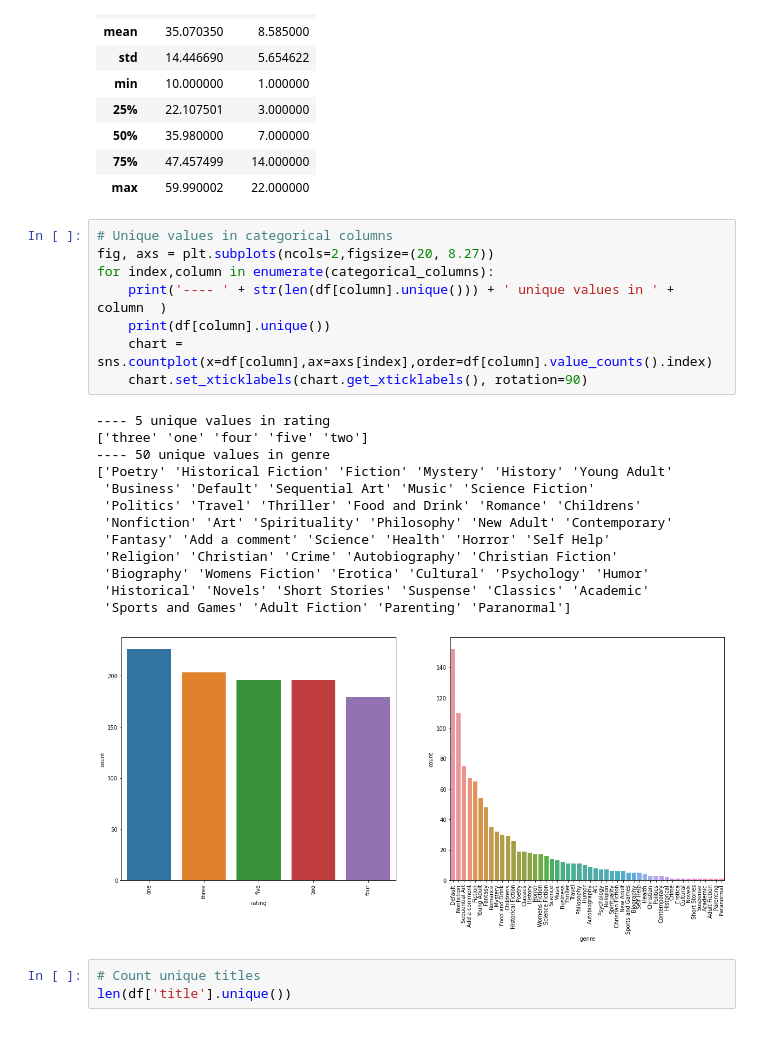
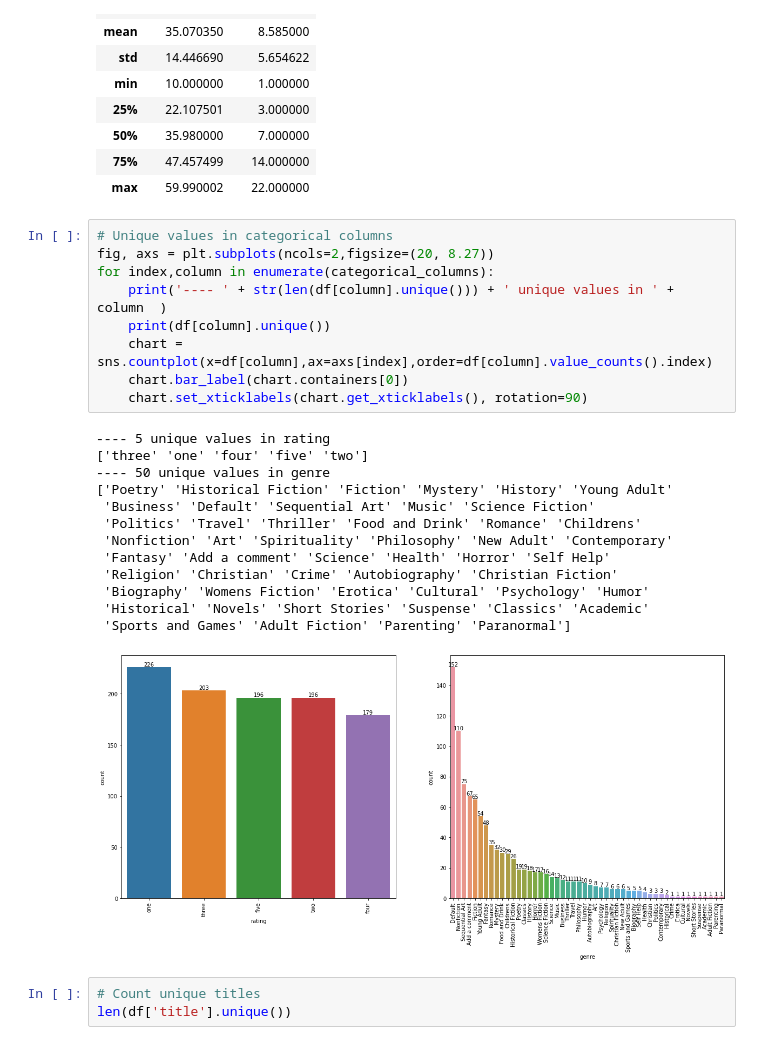
Before and after one commit to vanhuycx/beatiful_soup_web_scraping, a Jupyter notebook: analysis.ipynb, the cells around one changed output. Drawn from its saved outputs; the diff is of its cells as text.

Commit message:
show chart label

```diff
--- a/analysis.ipynb
+++ b/analysis.ipynb
@@ -73,25 +73,26 @@ df.describe()
 # %%
 # Unique values in categorical columns
 fig, axs = plt.subplots(ncols=2,figsize=(20, 8.27))
 for index,column in enumerate(categorical_columns):
     print('---- ' + str(len(df[column].unique())) + ' unique values in ' + column  )
     print(df[column].unique())
     chart = sns.countplot(x=df[column],ax=axs[index],order=df[column].value_counts().index)
+    chart.bar_label(chart.containers[0])
     chart.set_xticklabels(chart.get_xticklabels(), rotation=90)
 # %% [output]
 ---- 5 unique values in rating
 ['three' 'one' 'four' 'five' 'two']
 ---- 50 unique values in genre
 ['Poetry' 'Historical Fiction' 'Fiction' 'Mystery' 'History' 'Young Adult'
  'Business' 'Default' 'Sequential Art' 'Music' 'Science Fiction'
  'Politics' 'Travel' 'Thriller' 'Food and Drink' 'Romance' 'Childrens'
  'Nonfiction' 'Art' 'Spirituality' 'Philosophy' 'New Adult' 'Contemporary'
  'Fantasy' 'Add a comment' 'Science' 'Health' 'Horror' 'Self Help'
  'Religion' 'Christian' 'Crime' 'Autobiography' 'Christian Fiction'
  'Biography' 'Womens Fiction' 'Erotica' 'Cultural' 'Psychology' 'Humor'
  'Historical' 'Novels' 'Short Stories' 'Suspense' 'Classics' 'Academic'
  'Sports and Games' 'Adult Fiction' 'Parenting' 'Paranormal']
-[figure, old version]
+[figure, new version]
 # %%
 # Count unique titles
 len(df['title'].unique())
```
